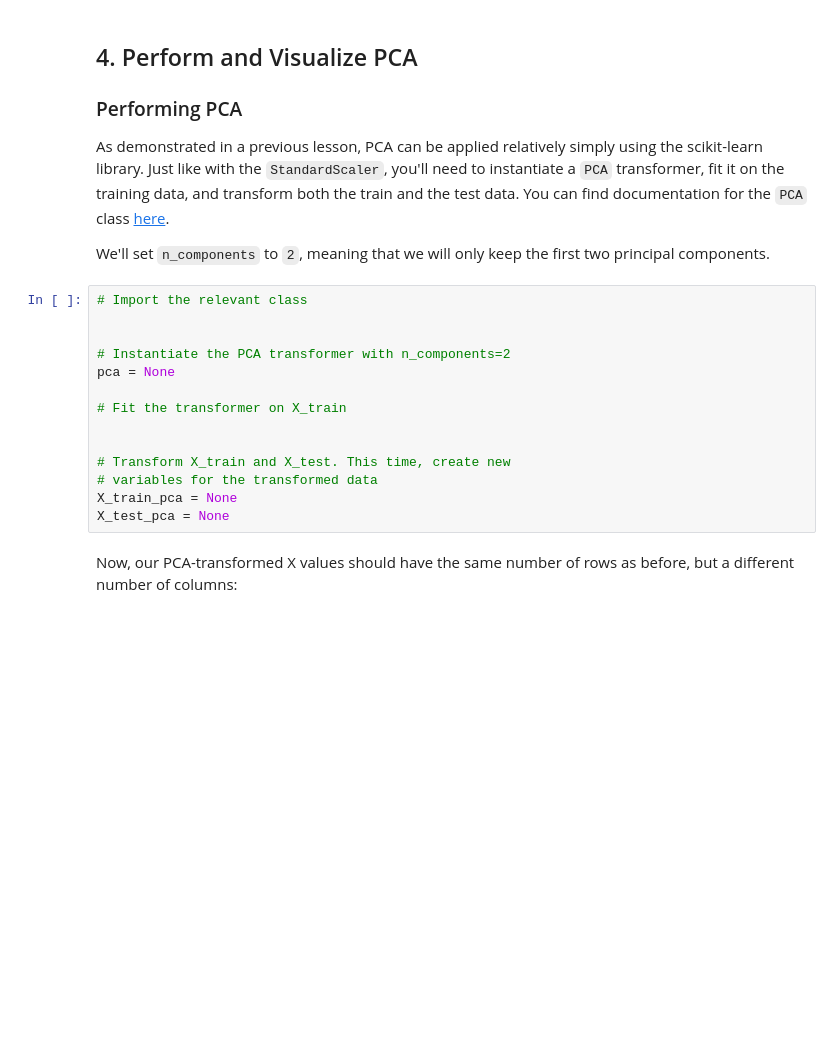
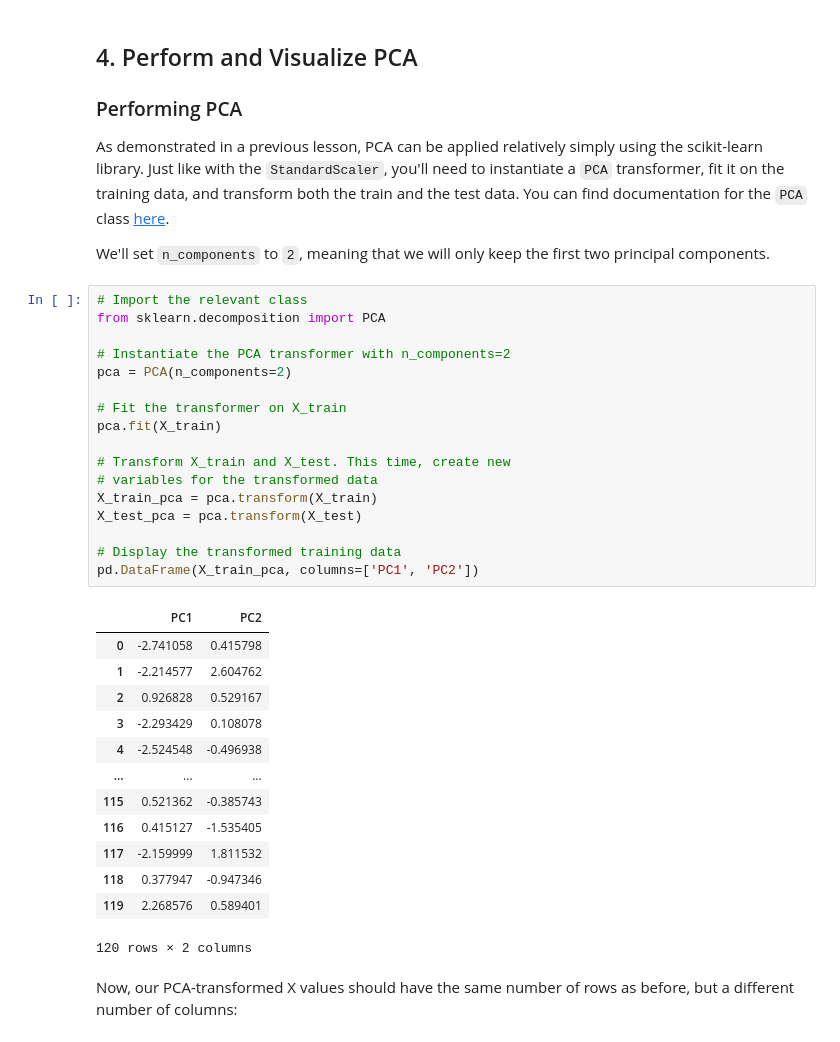
Before and after one commit to svijay25/dsc-ent-deloitte-paired-programming, a Jupyter notebook: Week_4/4.3-dimension-reduction.ipynb, the cells around one changed output. Drawn from its saved outputs; the diff is of its cells as text; blank space fills up the shorter version.

```diff
--- a/Week_4/4.3-dimension-reduction.ipynb
+++ b/Week_4/4.3-dimension-reduction.ipynb
@@ -192,18 +241,35 @@ As demonstrated in a previous lesson, PCA can be applied relatively simply using
 We'll set `n_components` to `2`, meaning that we will only keep the first two principal components.
 # %%
 # Import the relevant class
-
+from sklearn.decomposition import PCA
 
 # Instantiate the PCA transformer with n_components=2
-pca = None
+pca = PCA(n_components=2)
 
 # Fit the transformer on X_train
-
+pca.fit(X_train)
 
 # Transform X_train and X_test. This time, create new
 # variables for the transformed data
-X_train_pca = None
-X_test_pca = None
+X_train_pca = pca.transform(X_train)
+X_test_pca = pca.transform(X_test)
+
+# Display the transformed training data
+pd.DataFrame(X_train_pca, columns=['PC1', 'PC2'])
+# %% [output]
+|  | PC1 | PC2 |
+| 0 | -2.741058 | 0.415798 |
+| 1 | -2.214577 | 2.604762 |
+| 2 | 0.926828 | 0.529167 |
+| 3 | -2.293429 | 0.108078 |
+| 4 | -2.524548 | -0.496938 |
+| ... | ... | ... |
+| 115 | 0.521362 | -0.385743 |
+| 116 | 0.415127 | -1.535405 |
+| 117 | -2.159999 | 1.811532 |
+| 118 | 0.377947 | -0.947346 |
+| 119 | 2.268576 | 0.589401 |
+120 rows × 2 columns
 # %% [markdown]
 Now, our PCA-transformed X values should have the same number of rows as before, but a different number of columns:
 # %%
```
Also changed, not shown: parts of 19 cells of this notebook.
